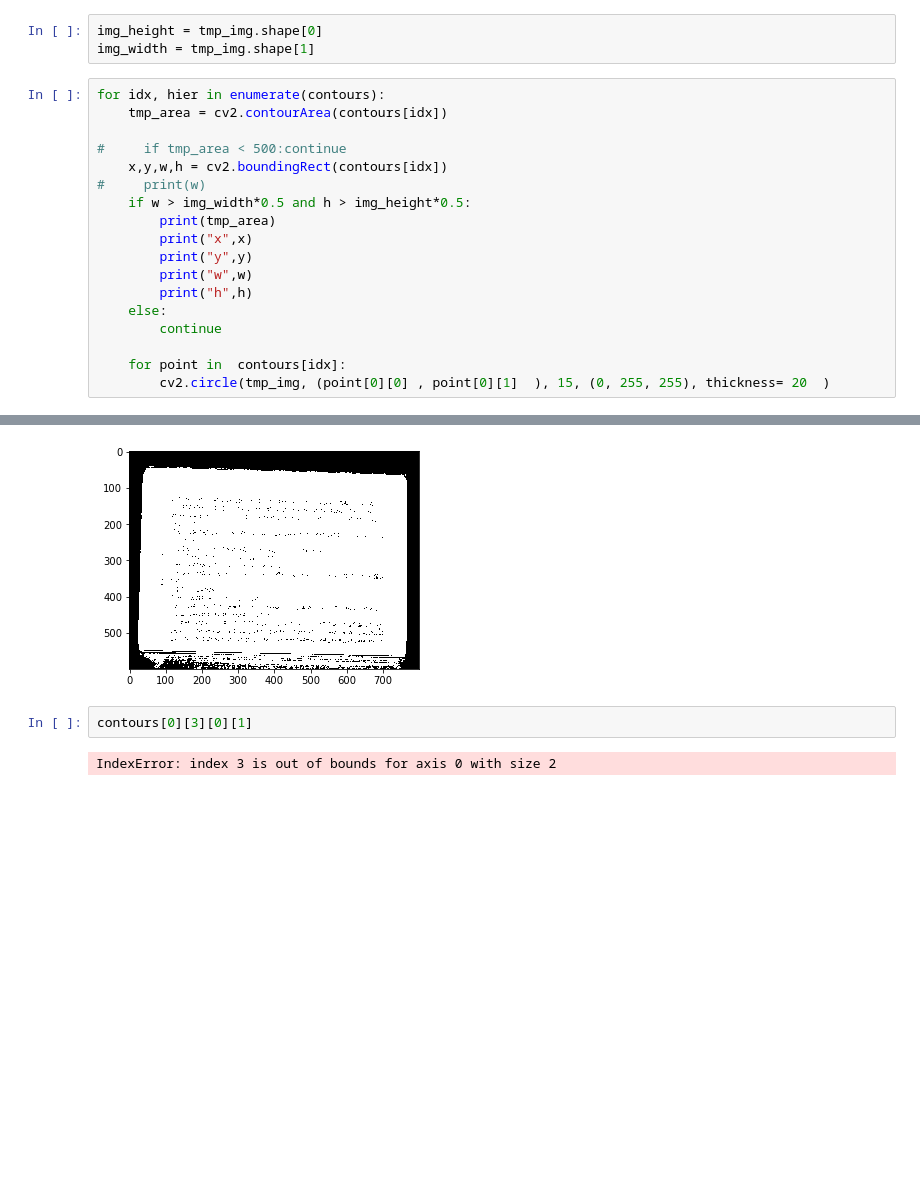
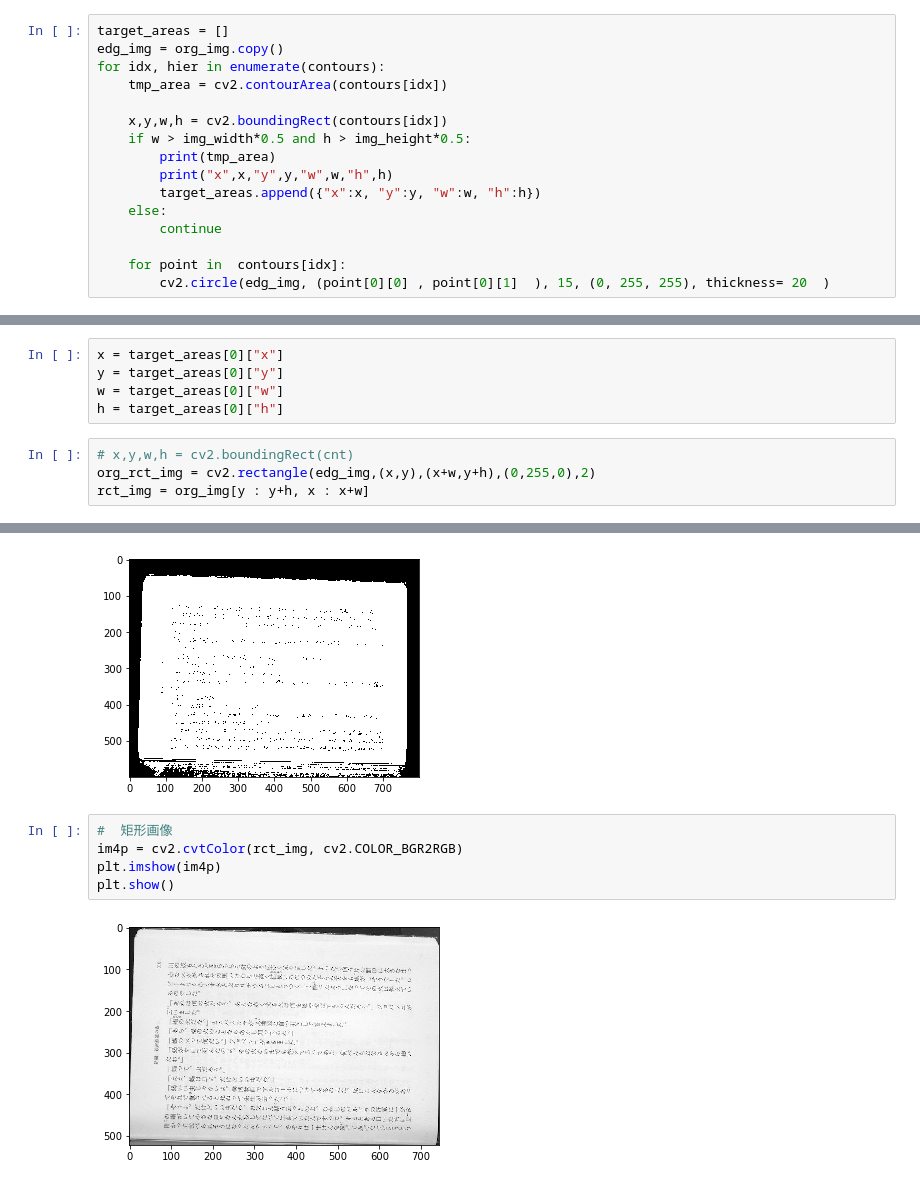
Before and after one commit to c-c-c-c/matsu_lab, a Jupyter notebook: book_orc/book_ocr.ipynb, the cells around one changed output, grey strips where cells are left out. Drawn from its saved outputs; the diff is of its cells as text; blank space fills up the shorter version.

```diff
--- a/book_orc/book_ocr.ipynb
+++ b/book_orc/book_ocr.ipynb
@@ -48,23 +50,18 @@ contours, hierarchy = cv2.findContours(c_img,  cv2.RETR_LIST,  cv2.CHAIN_APPROX_
-# %%
-img_height = tmp_img.shape[0]
-img_width = tmp_img.shape[1]
 # %%
+target_areas = []
+edg_img = org_img.copy()
 for idx, hier in enumerate(contours):
     tmp_area = cv2.contourArea(contours[idx])
 
-#     if tmp_area < 500:continue
     x,y,w,h = cv2.boundingRect(contours[idx])
-#     print(w)
     if w > img_width*0.5 and h > img_height*0.5:
         print(tmp_area)
-        print("x",x)
-        print("y",y)
-        print("w",w)
-        print("h",h)
+        print("x",x,"y",y,"w",w,"h",h)
+        target_areas.append({"x":x, "y":y, "w":w, "h":h})
     else:
         continue
 
     for point in  contours[idx]:
-        cv2.circle(tmp_img, (point[0][0] , point[0][1]  ), 15, (0, 255, 255), thickness= 20  )
+        cv2.circle(edg_img, (point[0][0] , point[0][1]  ), 15, (0, 255, 255), thickness= 20  )
 # %% [output]
 8.0
@@ -74,0 +71,9 @@ h 522
+# %%
+x = target_areas[0]["x"]
+y = target_areas[0]["y"]
+w = target_areas[0]["w"]
+h = target_areas[0]["h"]
+# %%
+# x,y,w,h = cv2.boundingRect(cnt)
+org_rct_img = cv2.rectangle(edg_img,(x,y),(x+w,y+h),(0,255,0),2)
+rct_img = org_img[y : y+h, x : x+w]
@@ -98,7 +99,10 @@ plt.imshow(im4p)
 plt.show()
 # %% [output]
 [figure]
-# %%
-contours[0][3][0][1]
-# %% [output]
-IndexError: index 3 is out of bounds for axis 0 with size 2
+# %%
+#  矩形画像
+im4p = cv2.cvtColor(rct_img, cv2.COLOR_BGR2RGB)
+plt.imshow(im4p)
+plt.show()
+# %% [output]
+[figure, added]
```
Also changed, not shown: parts of 19 cells of this notebook.
